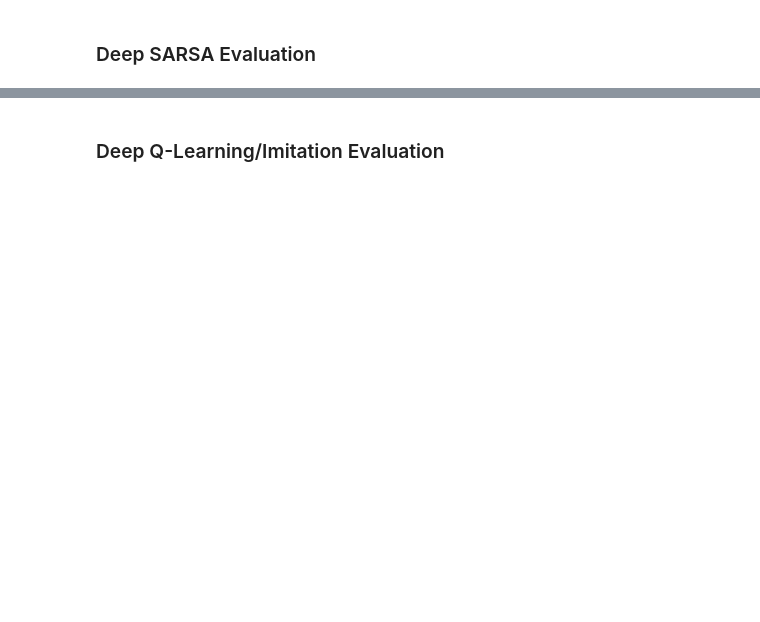
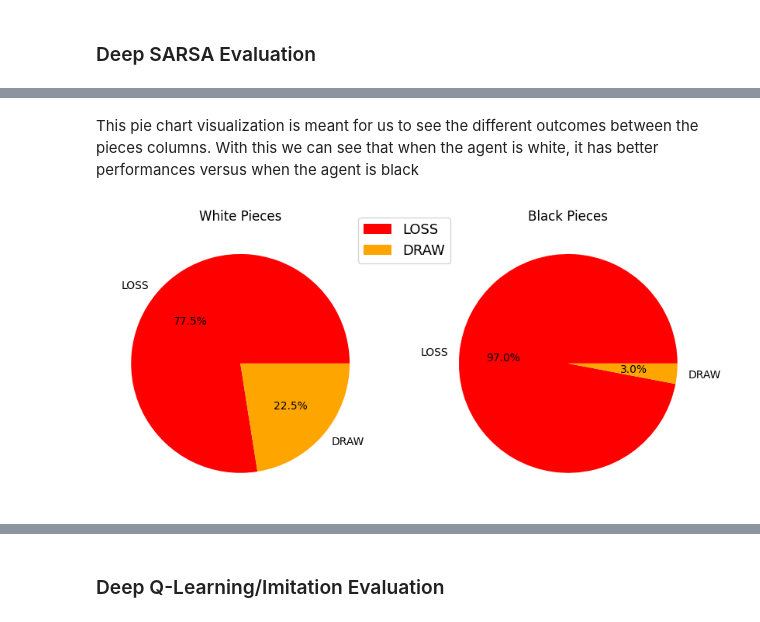
Before and after one commit to inesleonidasrocha/ChessRL23, a Jupyter notebook: RL PROJECT.ipynb, the cells around one changed output, grey strips where cells are left out. Cells and saved outputs as stored; diff of their text form; code cells hidden in the pictures; blank space fills up the shorter version.

Commit message:
evaluation of SARSA

```diff
--- a/RL PROJECT.ipynb
+++ b/RL PROJECT.ipynb
@@ -1828,0 +1941,6 @@ Number of pawn heavy games: 5
+# %% [markdown]
+This pie chart visualization is meant for us to see the different outcomes between the pieces columns. With this we can see that when the agent is white, it has better performances versus when the agent is black
+# %%
+pie_chart_per_color_pieces( SARSA_white_df ,SARSA_black_df)
+# %% [output]
+[figure, added]
```
Also changed, not shown: parts of 30 cells of this notebook, 1 other file.
